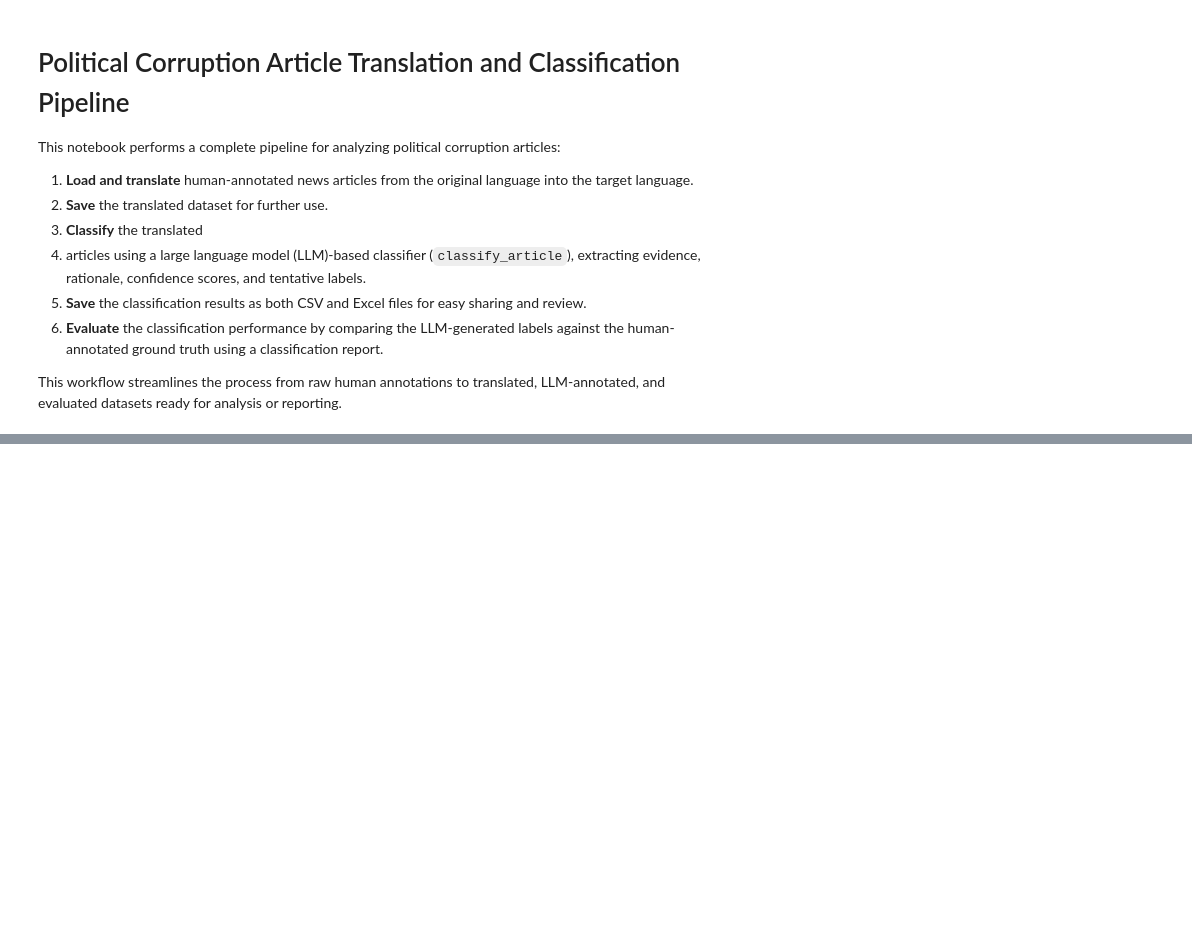
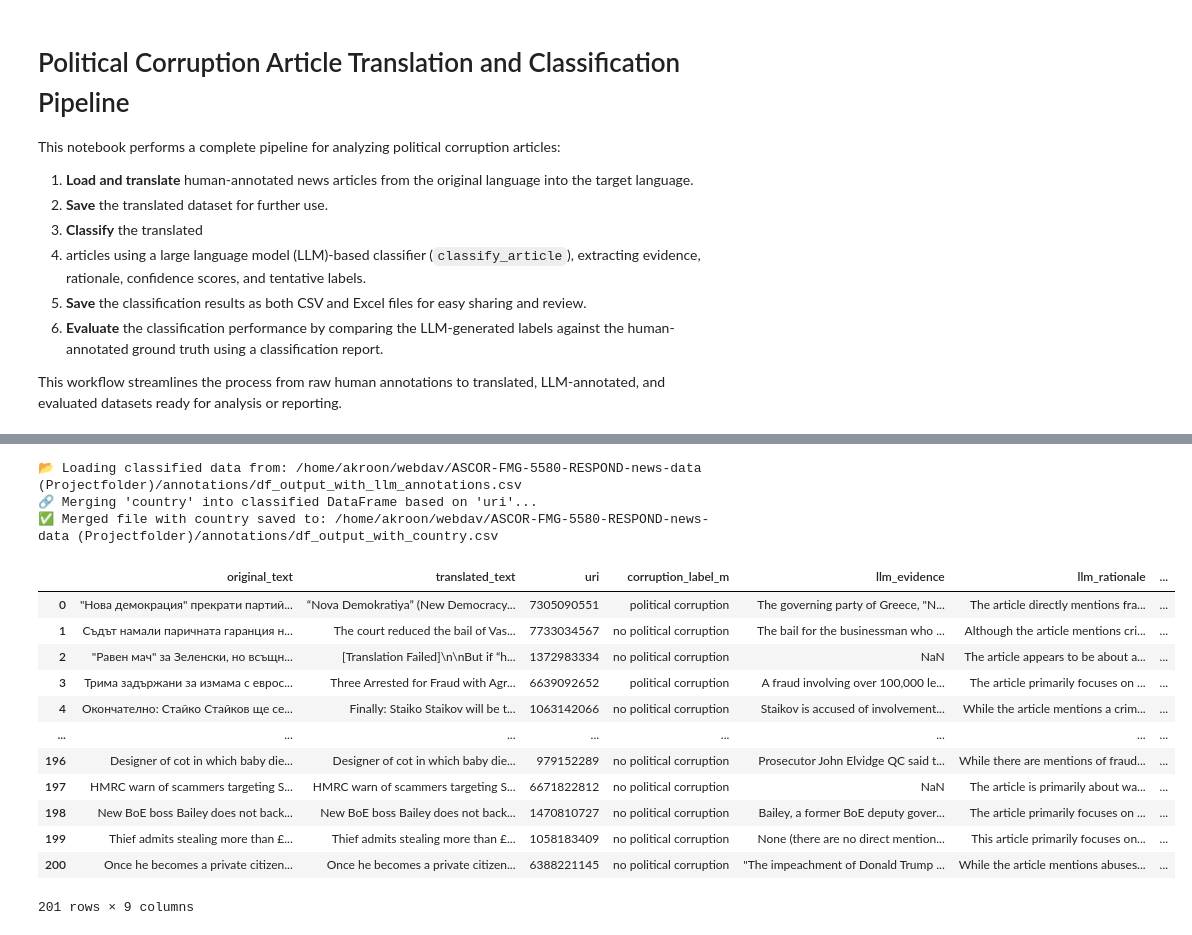
Before and after one commit to annekroon/RESPOND_media, a Jupyter notebook: Political_Corruption_Classification_Pipeline.ipynb, the cells around one changed output, grey strips where cells are left out. Cells and saved outputs as stored; diff of their text form; code cells hidden in the pictures; blank space fills up the shorter version.

```diff
--- a/Political_Corruption_Classification_Pipeline.ipynb
+++ b/Political_Corruption_Classification_Pipeline.ipynb
@@ -137,0 +138,43 @@ Translating chunk 1/1 (chars: 998)
+# %%
+import os
+import pandas as pd
+
+# Define paths
+ANNOTATION_PATH = os.path.expanduser('~/webdav/ASCOR-FMG-5580-RESPOND-news-data (Projectfolder)/annotations/')
+OUTPUT_FILE = "df_output_with_llm_annotations.csv"
+csv_path = os.path.join(ANNOTATION_PATH, OUTPUT_FILE)
+
+# Load the saved LLM-annotated file
+print(f"📂 Loading classified data from: {csv_path}")
+df_classified = pd.read_csv(csv_path)
+
+# Select only URI and country from df_anno (to avoid duplicates)
+df_country = df_anno[["uri", "country"]].drop_duplicates()
+
+# Merge on URI
+print("🔗 Merging 'country' into classified DataFrame based on 'uri'...")
+df_merged = pd.merge(df_classified, df_country, on="uri", how="left")
+
+# Save the merged DataFrame
+merged_csv_path = os.path.join(ANNOTATION_PATH, "df_output_with_country.csv")
+df_merged.to_csv(merged_csv_path, index=False)
+print(f"✅ Merged file with country saved to: {merged_csv_path}")
+
+df_merged
+# %% [output]
+📂 Loading classified data from: /home/akroon/webdav/ASCOR-FMG-5580-RESPOND-news-data (Projectfolder)/annotations/df_output_with_llm_annotations.csv
+🔗 Merging 'country' into classified DataFrame based on 'uri'...
+✅ Merged file with country saved to: /home/akroon/webdav/ASCOR-FMG-5580-RESPOND-news-data (Projectfolder)/annotations/df_output_with_country.csv
+|  | original_text | translated_text | uri | corruption_label_m | llm_evidence | llm_rationale | ... |
+| 0 | "Нова демокрация" прекрати партий... | “Nova Demokratiya” (New Democracy... | 7305090551 | political corruption | The governing party of Greece, "N... | The article directly mentions fra... | ... |
+| 1 | Съдът намали паричната гаранция н... | The court reduced the bail of Vas... | 7733034567 | no political corruption | The bail for the businessman who ... | Although the article mentions cri... | ... |
+| 2 | "Равен мач" за Зеленски, но всъщн... | [Translation Failed]\n\nBut if “h... | 1372983334 | no political corruption | NaN | The article appears to be about a... | ... |
+| 3 | Трима задържани за измама с еврос... | Three Arrested for Fraud with Agr... | 6639092652 | political corruption | A fraud involving over 100,000 le... | The article primarily focuses on ... | ... |
+| 4 | Окончателно: Стайко Стайков ще се... | Finally: Staikо Staikov will be t... | 1063142066 | no political corruption | Staikov is accused of involvement... | While the article mentions a crim... | ... |
+| ... | ... | ... | ... | ... | ... | ... | ... |
+| 196 | Designer of cot in which baby die... | Designer of cot in which baby die... | 979152289 | no political corruption | Prosecutor John Elvidge QC said t... | While there are mentions of fraud... | ... |
+| 197 | HMRC warn of scammers targeting S... | HMRC warn of scammers targeting S... | 6671822812 | no political corruption | NaN | The article is primarily about wa... | ... |
+| 198 | New BoE boss Bailey does not back... | New BoE boss Bailey does not back... | 1470810727 | no political corruption | Bailey, a former BoE deputy gover... | The article primarily focuses on ... | ... |
+| 199 | Thief admits stealing more than £... | Thief admits stealing more than £... | 1058183409 | no political corruption | None (there are no direct mention... | This article primarily focuses on... | ... |
+| 200 | Once he becomes a private citizen... | Once he becomes a private citizen... | 6388221145 | no political corruption | "The impeachment of Donald Trump ... | While the article mentions abuses... | ... |
+201 rows × 9 columns
```
Also changed, not shown: parts of 2 cells of this notebook.
